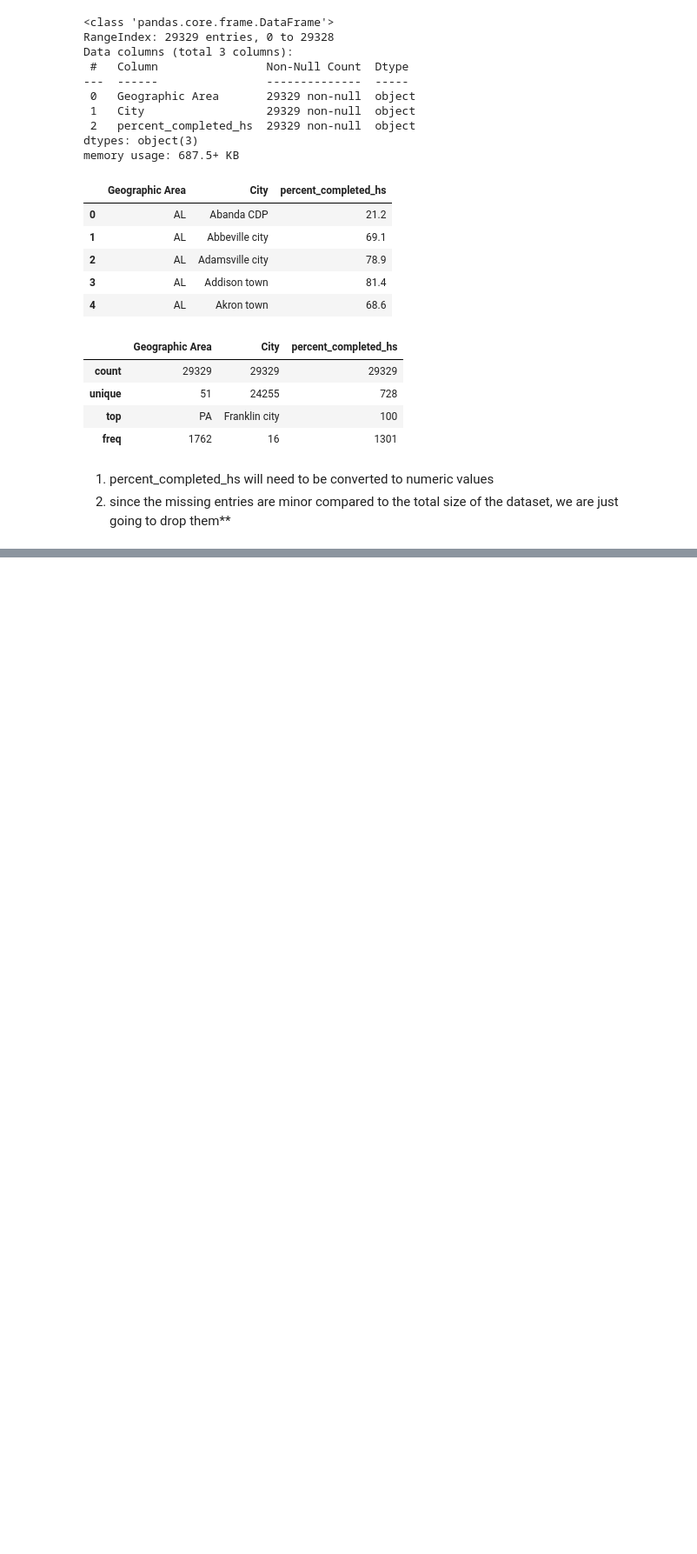
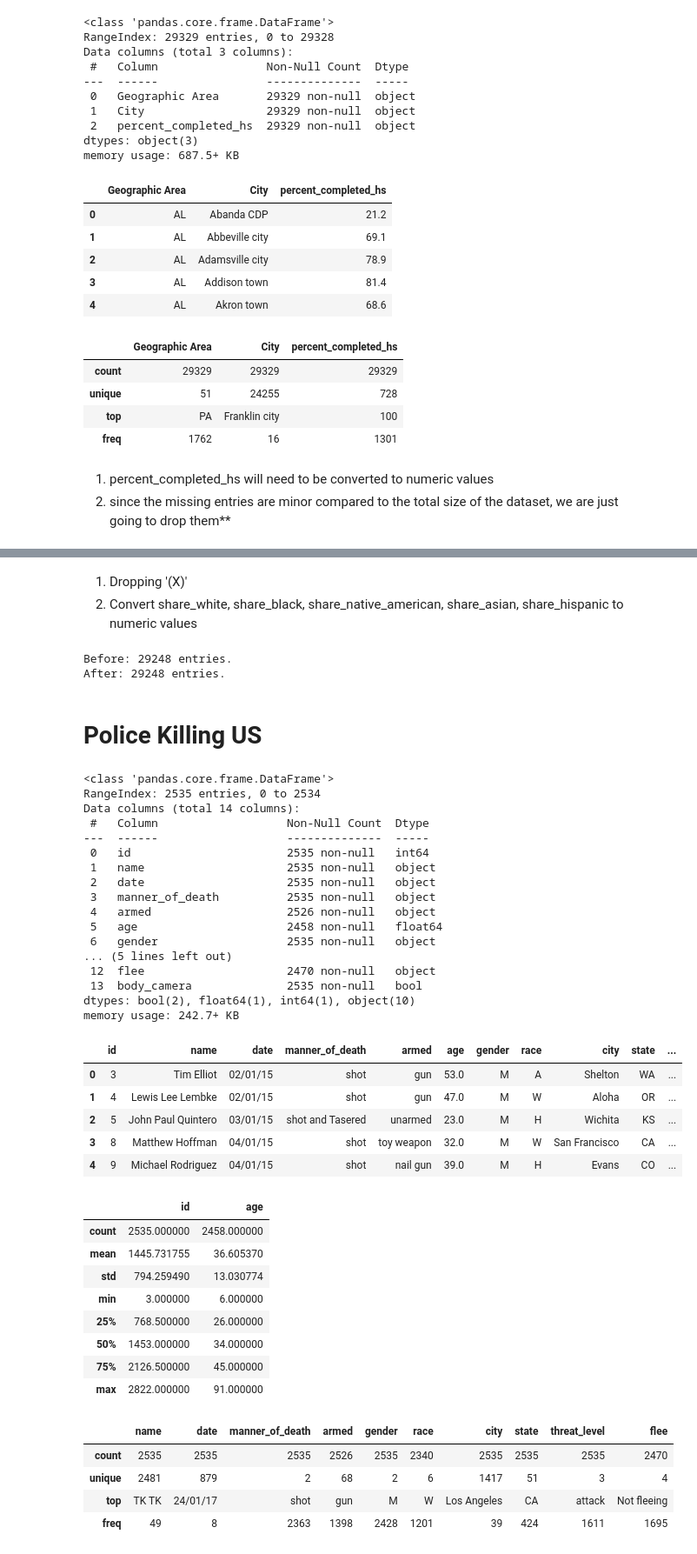
Before and after one commit to UToledo-DataScience/Fatal-Police-Shootings-in-the-US, a Jupyter notebook: DataCleaning/data_cleaning.ipynb, the cells around one changed output, grey strips where cells are left out. Shown: that part at 87% size. Drawn from its saved outputs; the diff is of its cells as text; code cells hidden in the pictures; blank space fills up the shorter version.

Commit message:
data cleaning on Colab

```diff
--- a/DataCleaning/data_cleaning.ipynb
+++ b/DataCleaning/data_cleaning.ipynb
@@ -195,0 +187,67 @@ Proportion of each race in victim
+# %% [markdown]
+
+
+1.   Dropping '(X)'
+2.   Convert share_white, share_black, share_native_american, share_asian, share_hispanic to numeric values
+# %%
+print('Before: {} entries.'.format(len(share_race_by_city)))
+
+share_race_by_city = share_race_by_city[share_race_by_city['share_white']!='(X)']
+share_race_by_city['share_white'] = share_race_by_city['share_white'].astype('float64')
+
+share_race_by_city['share_black'] = share_race_by_city['share_black'].astype('float64')
+share_race_by_city['share_native_american'] = share_race_by_city['share_native_american'].astype('float64')
+share_race_by_city['share_asian'] = share_race_by_city['share_asian'].astype('float64')
+share_race_by_city['share_hispanic'] = share_race_by_city['share_hispanic'].astype('float64')
+
+print('After: {} entries.'.format(len(share_race_by_city)))
+share_race_by_city.to_csv('/content/drive/My Drive/data/cleaned-data/cleaned-ShareRaceByCity.csv')
+# %% [output]
+Before: 29248 entries.
+After: 29248 entries.
+# %% [markdown]
+# **Police Killing US**
+# %%
+police_killing_us = pd.read_csv('/content/drive/My Drive/data/fatal-police-shootings-in-the-us/PoliceKillingsUS.csv', encoding="windows-1252")
+police_killing_us.info()
+police_killing_us.head()
+police_killing_us.describe()
+police_killing_us.describe(include='object')
+# %% [output]
+<class 'pandas.core.frame.DataFrame'>
+RangeIndex: 2535 entries, 0 to 2534
+Data columns (total 14 columns):
+ #   Column                   Non-Null Count  Dtype
+---  ------                   --------------  -----
+ 0   id                       2535 non-null   int64
+ 1   name                     2535 non-null   object
+ 2   date                     2535 non-null   object
+ 3   manner_of_death          2535 non-null   object
+ 4   armed                    2526 non-null   object
+ 5   age                      2458 non-null   float64
+ 6   gender                   2535 non-null   object
+... (5 lines left out)
+ 12  flee                     2470 non-null   object
+ 13  body_camera              2535 non-null   bool
+dtypes: bool(2), float64(1), int64(1), object(10)
+memory usage: 242.7+ KB
+|  | id | name | date | manner_of_death | armed | age | gender | race | city | state | ... |
+| 0 | 3 | Tim Elliot | 02/01/15 | shot | gun | 53.0 | M | A | Shelton | WA | ... |
+| 1 | 4 | Lewis Lee Lembke | 02/01/15 | shot | gun | 47.0 | M | W | Aloha | OR | ... |
+| 2 | 5 | John Paul Quintero | 03/01/15 | shot and Tasered | unarmed | 23.0 | M | H | Wichita | KS | ... |
+| 3 | 8 | Matthew Hoffman | 04/01/15 | shot | toy weapon | 32.0 | M | W | San Francisco | CA | ... |
+| 4 | 9 | Michael Rodriguez | 04/01/15 | shot | nail gun | 39.0 | M | H | Evans | CO | ... |
+|  | id | age |
+| count | 2535.000000 | 2458.000000 |
+| mean | 1445.731755 | 36.605370 |
+| std | 794.259490 | 13.030774 |
+| min | 3.000000 | 6.000000 |
+| 25% | 768.500000 | 26.000000 |
+| 50% | 1453.000000 | 34.000000 |
+| 75% | 2126.500000 | 45.000000 |
+| max | 2822.000000 | 91.000000 |
+|  | name | date | manner_of_death | armed | gender | race | city | state | threat_level | flee |
+| count | 2535 | 2535 | 2535 | 2526 | 2535 | 2340 | 2535 | 2535 | 2535 | 2470 |
+| unique | 2481 | 879 | 2 | 68 | 2 | 6 | 1417 | 51 | 3 | 4 |
+| top | TK TK | 24/01/17 | shot | gun | M | W | Los Angeles | CA | attack | Not fleeing |
+| freq | 49 | 8 | 2363 | 1398 | 2428 | 1201 | 39 | 424 | 1611 | 1695 |
```
Also changed, not shown: parts of 40 cells of this notebook.
